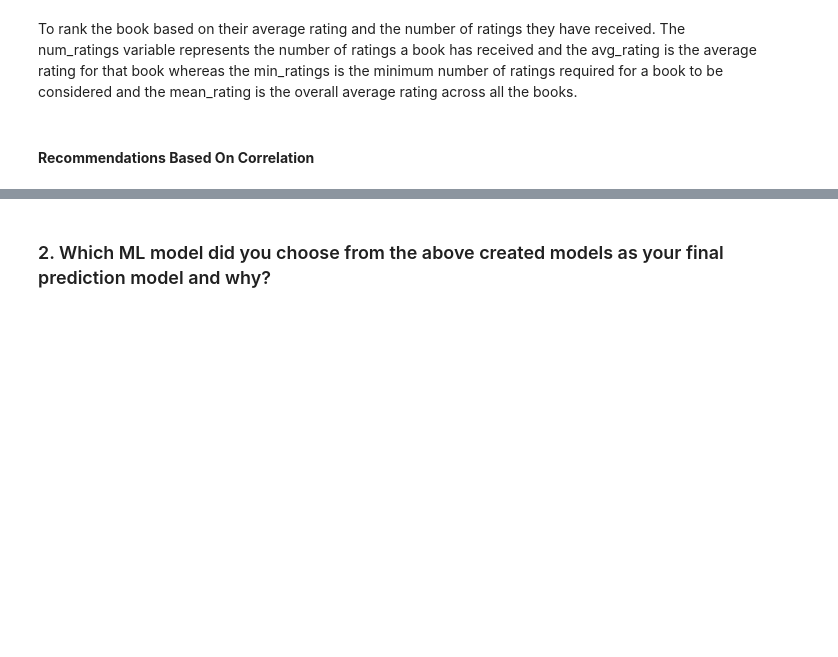
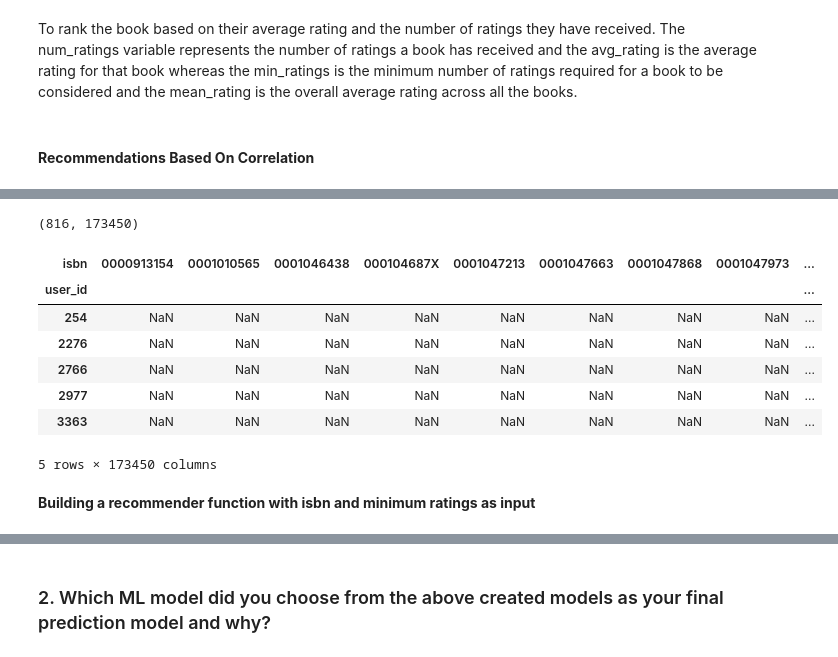
Before and after one commit to Jamal-1018/Book_Recommeder_System_Unsupervised_learning, a Jupyter notebook: Book_recommendation_sysytem_unsupervised.ipynb, the cells around one changed output, grey strips where cells are left out. Saved outputs shown, nothing was run; the diff lists cells and outputs as text; code cells hidden in the pictures; blank space fills up the shorter version.

```diff
--- a/Book_recommendation_sysytem_unsupervised.ipynb
+++ b/Book_recommendation_sysytem_unsupervised.ipynb
@@ -897,0 +883,25 @@ Answer Here.
+# %%
+# consider a user with more than 200 ratings and book with more than 100 ratings
+user_counts  = df['user_id'].value_counts()
+user_ratings = df[df['user_id'].isin(user_counts[user_counts >= 200].index)]
+
+book_rating_count = df['book_rating'].value_counts()
+book_ratings      = df[df['book_rating'].isin(book_rating_count[book_rating_count >= 100].index)]
+# %%
+ratings_pivot = user_ratings.pivot_table(index = 'user_id', columns = 'isbn', values = 'book_rating')
+user_id = ratings_pivot.index
+isbn    = ratings_pivot.columns
+print(ratings_pivot.shape)
+ratings_pivot.head()
+# %% [output]
+(816, 173450)
+| isbn | 0000913154 | 0001010565 | 0001046438 | 000104687X | 0001047213 | 0001047663 | 0001047868 | 0001047973 | ... |
+| user_id |  |  |  |  |  |  |  |  | ... |
+| 254 | NaN | NaN | NaN | NaN | NaN | NaN | NaN | NaN | ... |
+| 2276 | NaN | NaN | NaN | NaN | NaN | NaN | NaN | NaN | ... |
+| 2766 | NaN | NaN | NaN | NaN | NaN | NaN | NaN | NaN | ... |
+| 2977 | NaN | NaN | NaN | NaN | NaN | NaN | NaN | NaN | ... |
+| 3363 | NaN | NaN | NaN | NaN | NaN | NaN | NaN | NaN | ... |
+5 rows × 173450 columns
+# %% [markdown]
+**Building a recommender function with isbn and minimum ratings as input**
```
Also changed, not shown: parts of 23 cells of this notebook.
